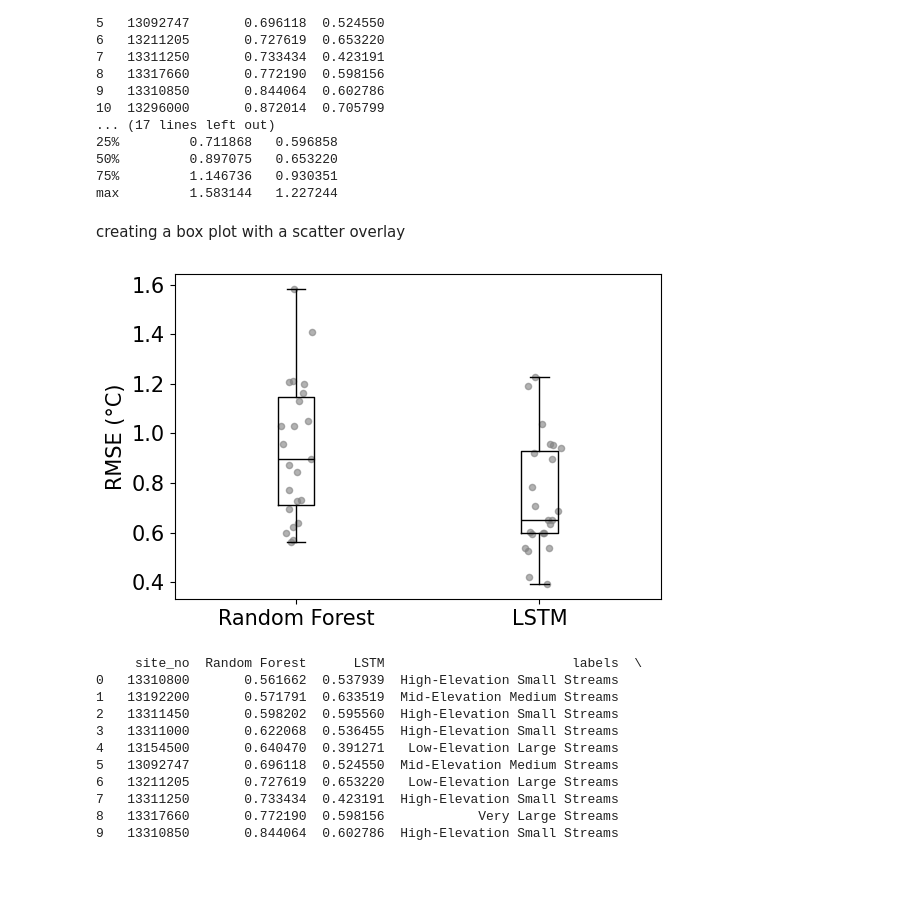
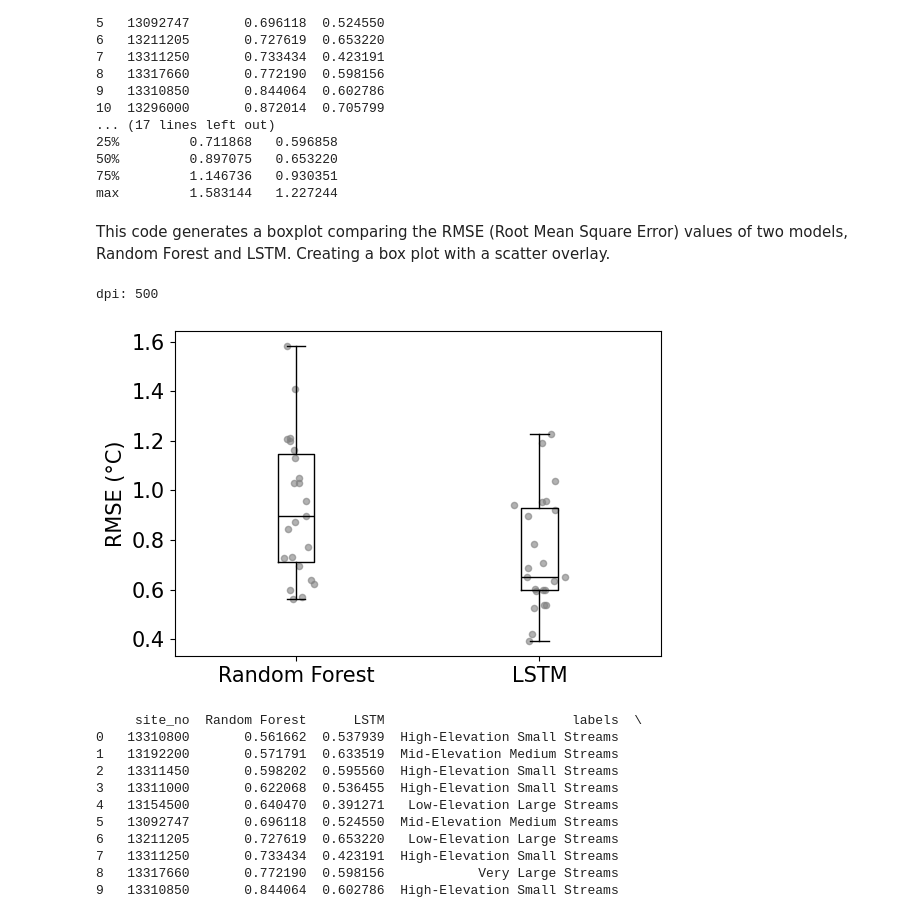
Before and after one commit to th2018/stream_thermal_2025_ms, a Jupyter notebook: LSTM_DOY/LSTM_RF_KGE_DOY_grid_search.ipynb, the cells around one changed output. Saved outputs shown, nothing was run; the diff lists cells and outputs as text; code cells hidden in the pictures; blank space fills up the shorter version.

```diff
--- a/LSTM_DOY/LSTM_RF_KGE_DOY_grid_search.ipynb
+++ b/LSTM_DOY/LSTM_RF_KGE_DOY_grid_search.ipynb
@@ -990,33 +990,36 @@ rmse_merged_df      site_no  Random Forest      LSTM
 50%         0.897075   0.653220
 75%         1.146736   0.930351
 max         1.583144   1.227244
-# %% [markdown]
-creating a box plot with a scatter overlay
+# %% [markdown]
+This code generates a boxplot comparing the RMSE (Root Mean Square Error) values of two models, Random Forest and LSTM. Creating a box plot with a scatter overlay.
 # %%
+png= 'Figure_9.png'
 # Set all font sizes to 15
 plt.rcParams.update({'font.size': 15})
 
 fig, ax = plt.subplots(figsize=(6, 4))
 
 rmse_merged_df[['Random Forest', 'LSTM']].boxplot(ax=ax, boxprops=dict(color='black'),
     capprops=dict(color='black'),
     whiskerprops=dict(color='black'),
     medianprops=dict(color='black'))
 
 for i, col in enumerate(['Random Forest', 'LSTM'], start=1):
     y = rmse_merged_df[col].values
     # Add small random x‑jitter around each box’s x‑position
     x = np.random.normal(i, 0.04, size=len(y))
     ax.scatter(x, y, s=20, color='grey', alpha=0.6)
 
 ax.set_ylabel( "RMSE (°C)")
 plt.tight_layout()
 plt.grid(False)
-plt.savefig("rmse.png", dpi= dpi, bbox_inches='tight')  # Saves as a PNG file
+print("dpi:", dpi)
+plt.savefig( png , dpi= dpi, bbox_inches='tight')  # Saves as a PNG file
 
 plt.show()
 # %% [output]
+dpi: 500
-[figure, old version]
+[figure, new version]
 # %%
 df = pd.merge( rmse_merged_df,  reg_kmean_pasta, left_on='site_no', right_on='site_no', how='inner')
 
```
Also changed, not shown: parts of 9 cells of this notebook.
